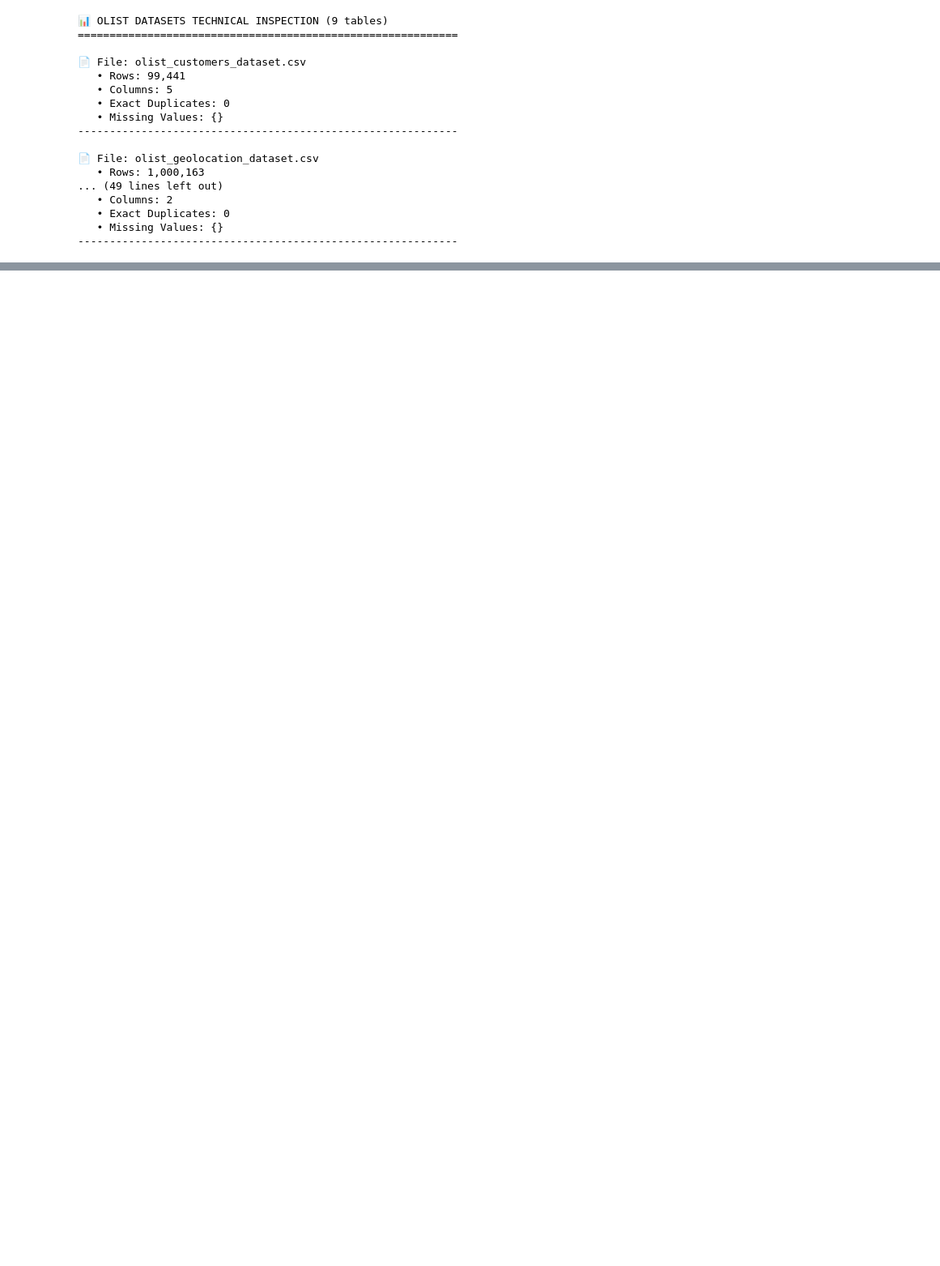
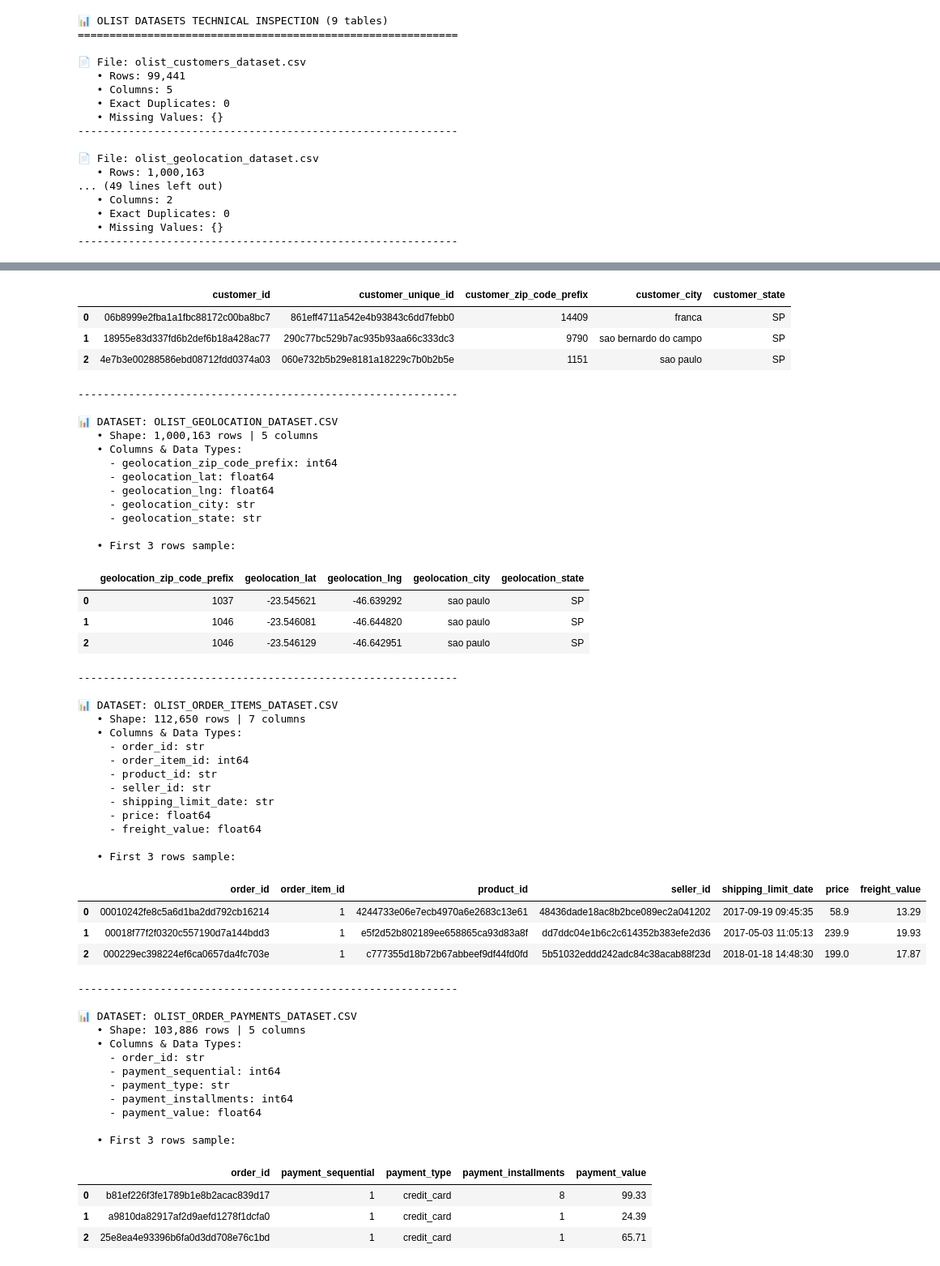
Before and after one commit to MercaAndesRiwi/data-processing, a Jupyter notebook: notebooks/01_kaggle_olist_inspection.ipynb, the cells around one changed output, grey strips where cells are left out. Shown at 81% size. Cells and saved outputs as stored; diff of their text form; code cells hidden in the pictures; blank space fills up the shorter version.

```diff
--- a/notebooks/01_kaggle_olist_inspection.ipynb
+++ b/notebooks/01_kaggle_olist_inspection.ipynb
@@ -143,0 +94,24 @@ dtype: object
+# %%
+import os
+import pandas as pd
+
+RAW_DATA_PATH = "../data/raw"
+csv_files = sorted([f for f in os.listdir(RAW_DATA_PATH) if f.endswith(".csv")])
+
+print("🔍 ORIGINAL DATASETS DETAILED INSPECTION\n" + "=" * 60)
+
+# Iterate through each CSV file in the raw directory
+for file in csv_files:
+    file_path = os.path.join(RAW_DATA_PATH, file)
+    df = pd.read_csv(file_path)
+
+    print(f"\n📊 DATASET: {file.upper()}")
+    print(f"   • Shape: {df.shape[0]:,} rows | {df.shape[1]} columns")
+    print("   • Columns & Data Types:")
+    for col, dtype in df.dtypes.items():
+        print(f"     - {col}: {dtype}")
+
+    print("\n   • First 3 rows sample:")
+    display(df.head(3))
+    print("-" * 60)
+# %% [output]
@@ -143,0 +131,54 @@ dtype: object
+|  | customer_id | customer_unique_id | customer_zip_code_prefix | customer_city | customer_state |
+| 0 | 06b8999e2fba1a1fbc88172c00ba8bc7 | 861eff4711a542e4b93843c6dd7febb0 | 14409 | franca | SP |
+| 1 | 18955e83d337fd6b2def6b18a428ac77 | 290c77bc529b7ac935b93aa66c333dc3 | 9790 | sao bernardo do campo | SP |
+| 2 | 4e7b3e00288586ebd08712fdd0374a03 | 060e732b5b29e8181a18229c7b0b2b5e | 1151 | sao paulo | SP |
+------------------------------------------------------------
+
+📊 DATASET: OLIST_GEOLOCATION_DATASET.CSV
+   • Shape: 1,000,163 rows | 5 columns
+   • Columns & Data Types:
+     - geolocation_zip_code_prefix: int64
+     - geolocation_lat: float64
+     - geolocation_lng: float64
+     - geolocation_city: str
+     - geolocation_state: str
+
+   • First 3 rows sample:
+|  | geolocation_zip_code_prefix | geolocation_lat | geolocation_lng | geolocation_city | geolocation_state |
+| 0 | 1037 | -23.545621 | -46.639292 | sao paulo | SP |
+| 1 | 1046 | -23.546081 | -46.644820 | sao paulo | SP |
+| 2 | 1046 | -23.546129 | -46.642951 | sao paulo | SP |
+------------------------------------------------------------
+
+📊 DATASET: OLIST_ORDER_ITEMS_DATASET.CSV
+   • Shape: 112,650 rows | 7 columns
+   • Columns & Data Types:
+     - order_id: str
+     - order_item_id: int64
+     - product_id: str
+     - seller_id: str
+     - shipping_limit_date: str
+     - price: float64
+     - freight_value: float64
+
+   • First 3 rows sample:
+|  | order_id | order_item_id | product_id | seller_id | shipping_limit_date | price | freight_value |
+| 0 | 00010242fe8c5a6d1ba2dd792cb16214 | 1 | 4244733e06e7ecb4970a6e2683c13e61 | 48436dade18ac8b2bce089ec2a041202 | 2017-09-19 09:45:35 | 58.9 | 13.29 |
+| 1 | 00018f77f2f0320c557190d7a144bdd3 | 1 | e5f2d52b802189ee658865ca93d83a8f | dd7ddc04e1b6c2c614352b383efe2d36 | 2017-05-03 11:05:13 | 239.9 | 19.93 |
+| 2 | 000229ec398224ef6ca0657da4fc703e | 1 | c777355d18b72b67abbeef9df44fd0fd | 5b51032eddd242adc84c38acab88f23d | 2018-01-18 14:48:30 | 199.0 | 17.87 |
+------------------------------------------------------------
+
+📊 DATASET: OLIST_ORDER_PAYMENTS_DATASET.CSV
+   • Shape: 103,886 rows | 5 columns
+   • Columns & Data Types:
+     - order_id: str
+     - payment_sequential: int64
+     - payment_type: str
+     - payment_installments: int64
+     - payment_value: float64
+
+   • First 3 rows sample:
+|  | order_id | payment_sequential | payment_type | payment_installments | payment_value |
+| 0 | b81ef226f3fe1789b1e8b2acac839d17 | 1 | credit_card | 8 | 99.33 |
+| 1 | a9810da82917af2d9aefd1278f1dcfa0 | 1 | credit_card | 1 | 24.39 |
+| 2 | 25e8ea4e93396b6fa0d3dd708e76c1bd | 1 | credit_card | 1 | 65.71 |
```
Also changed, not shown: parts of 8 cells of this notebook.
